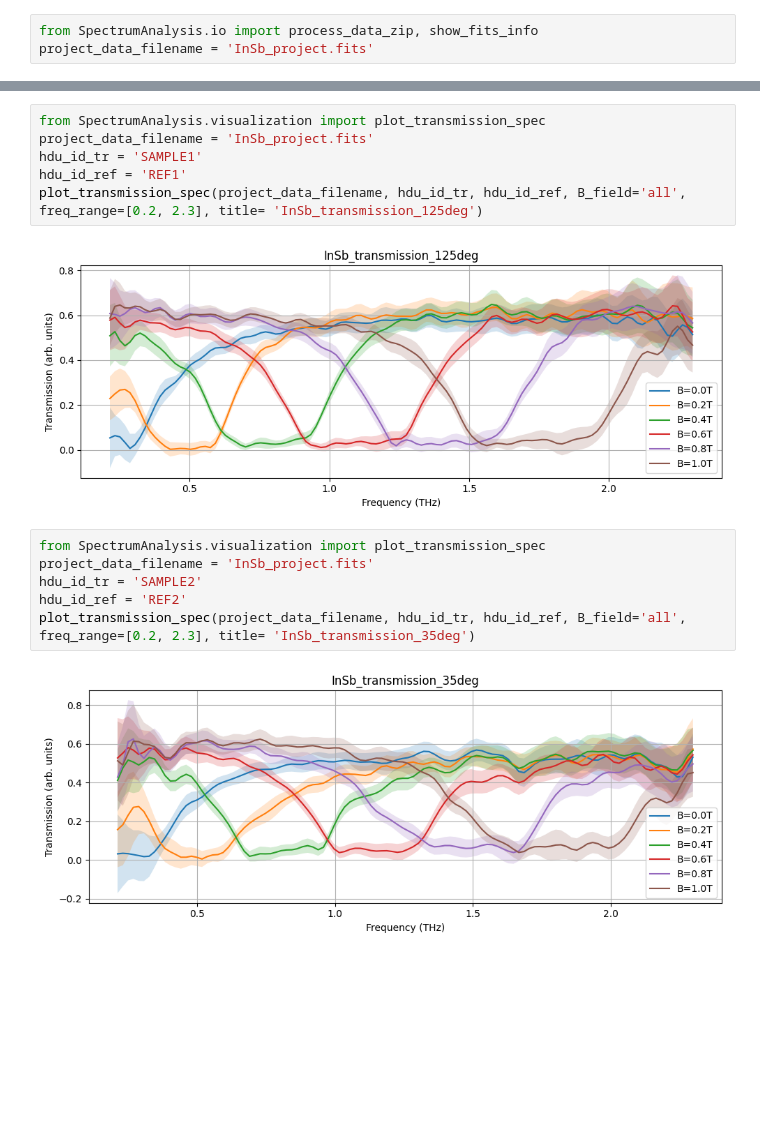
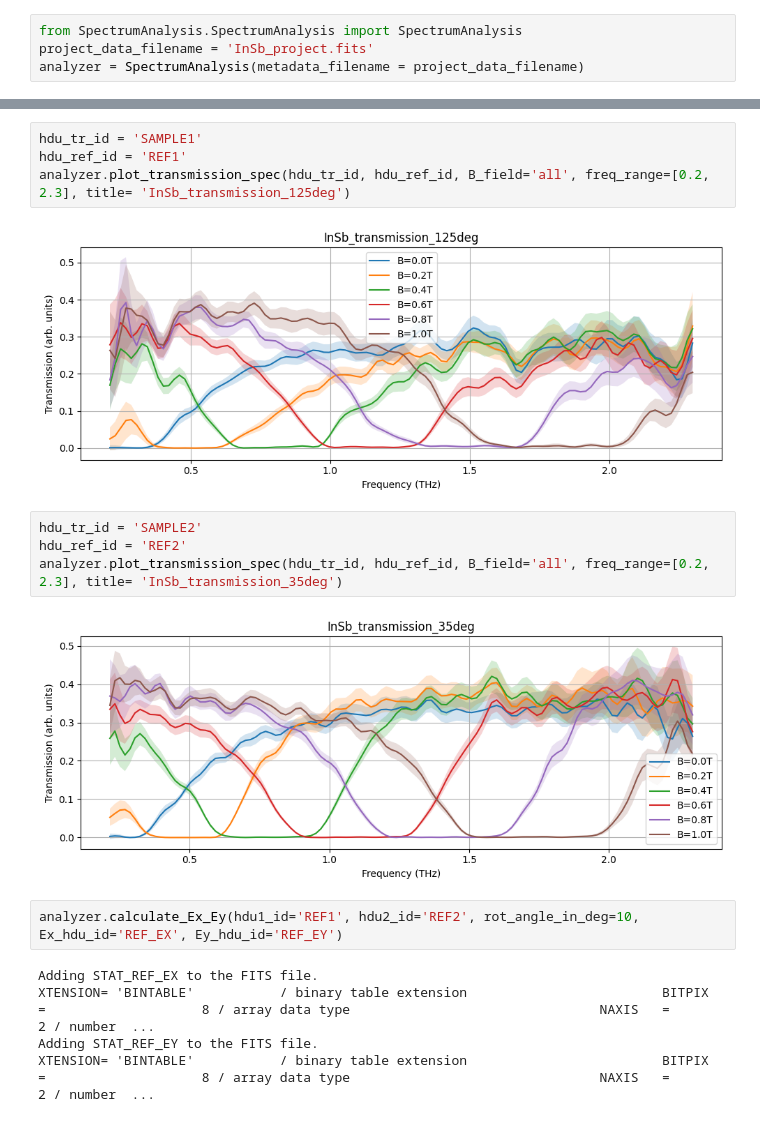
Before and after one commit to CrazyAncestor/SpectrumAnalysis, a Jupyter notebook: demo/InSb.ipynb, the cells around one changed output, grey strips where cells are left out. Drawn from its saved outputs; the diff is of its cells as text; blank space fills up the shorter version.

Commit message:
create hdu_data to allow for stat hdu calculation

```diff
--- a/demo/InSb.ipynb
+++ b/demo/InSb.ipynb
@@ -1,3 +1,4 @@
 # %%
-from SpectrumAnalysis.io import process_data_zip, show_fits_info
+from SpectrumAnalysis.SpectrumAnalysis import SpectrumAnalysis
 project_data_filename = 'InSb_project.fits'
+analyzer = SpectrumAnalysis(metadata_filename = project_data_filename)
@@ -86,17 +86,20 @@ XTENSION= 'IMAGE   '           / Image extension
 Plots saved to ./.
 # %%
-from SpectrumAnalysis.visualization import plot_transmission_spec
-project_data_filename = 'InSb_project.fits'
-hdu_id_tr = 'SAMPLE1'
-hdu_id_ref = 'REF1'
-plot_transmission_spec(project_data_filename, hdu_id_tr, hdu_id_ref, B_field='all', freq_range=[0.2, 2.3], title= 'InSb_transmission_125deg')
+hdu_tr_id = 'SAMPLE1'
+hdu_ref_id = 'REF1'
+analyzer.plot_transmission_spec(hdu_tr_id, hdu_ref_id, B_field='all', freq_range=[0.2, 2.3], title= 'InSb_transmission_125deg')
 # %% [output]
-[figure, old version]
+[figure, new version]
 # %%
-from SpectrumAnalysis.visualization import plot_transmission_spec
-project_data_filename = 'InSb_project.fits'
-hdu_id_tr = 'SAMPLE2'
-hdu_id_ref = 'REF2'
-plot_transmission_spec(project_data_filename, hdu_id_tr, hdu_id_ref, B_field='all', freq_range=[0.2, 2.3], title= 'InSb_transmission_35deg')
+hdu_tr_id = 'SAMPLE2'
+hdu_ref_id = 'REF2'
+analyzer.plot_transmission_spec(hdu_tr_id, hdu_ref_id, B_field='all', freq_range=[0.2, 2.3], title= 'InSb_transmission_35deg')
 # %% [output]
-[figure, old version]
+[figure, new version]
+# %%
+analyzer.calculate_Ex_Ey(hdu1_id='REF1', hdu2_id='REF2', rot_angle_in_deg=10, Ex_hdu_id='REF_EX', Ey_hdu_id='REF_EY')
+# %% [output]
+Adding STAT_REF_EX to the FITS file.
+XTENSION= 'BINTABLE'           / binary table extension                         BITPIX  =                    8 / array data type                                NAXIS   =                    2 / number  ...
+Adding STAT_REF_EY to the FITS file.
+XTENSION= 'BINTABLE'           / binary table extension                         BITPIX  =                    8 / array data type                                NAXIS   =                    2 / number  ...
```
Also changed, not shown: parts of 14 cells of this notebook, 5 other files.
